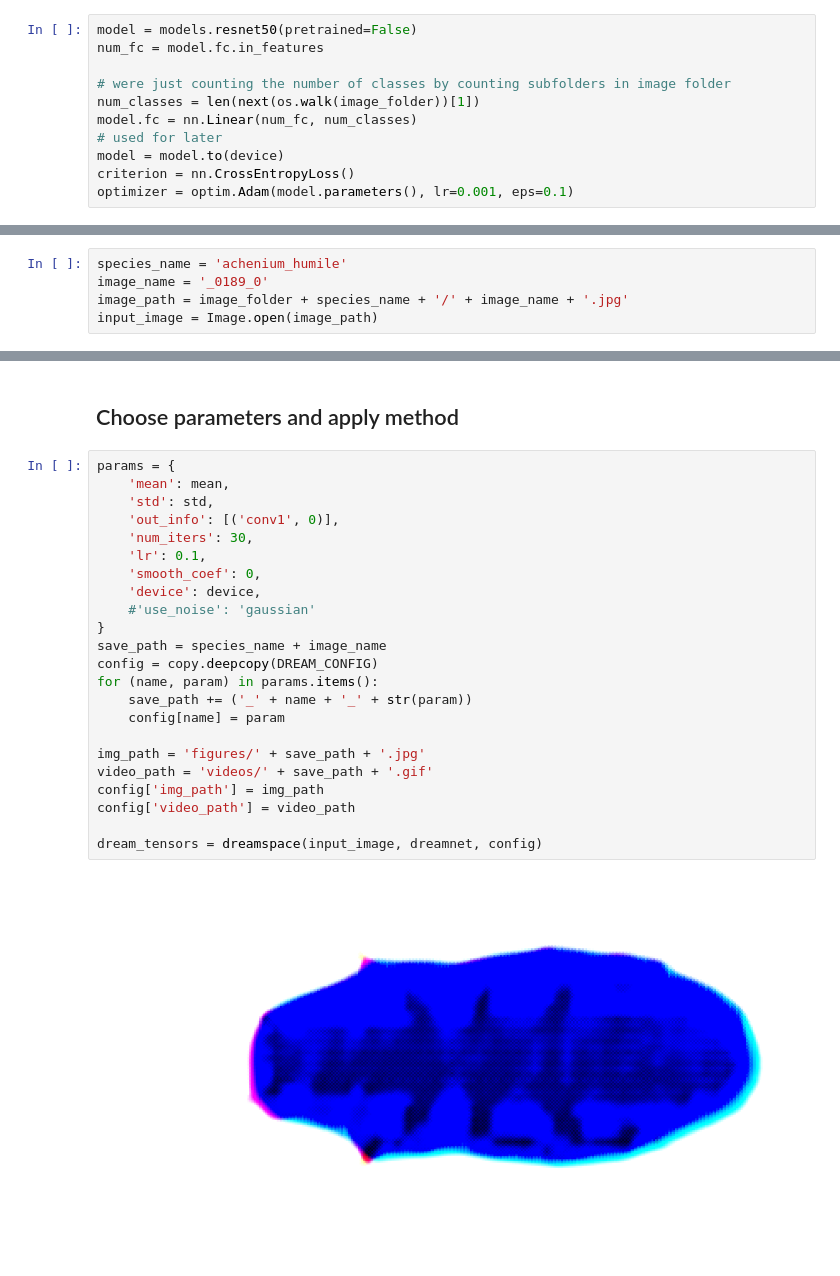
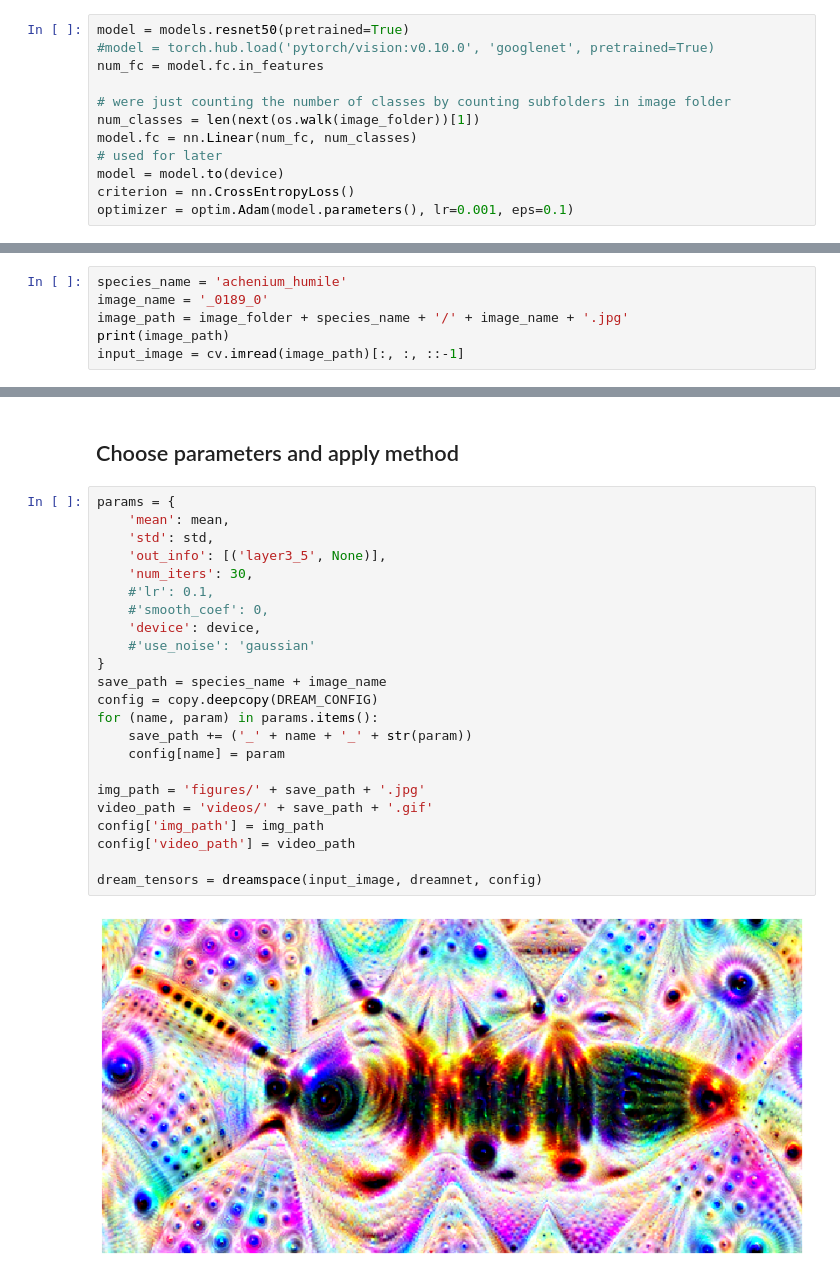
Before and after one commit to JackismyShephard/eternal-bugshine, a Jupyter notebook: playground.ipynb, the cells around one changed output, grey strips where cells are left out. Drawn from its saved outputs; the diff is of its cells as text.

```diff
--- a/playground.ipynb
+++ b/playground.ipynb
@@ -82,7 +84,8 @@ show_tensor(img_grid, mean, std, figsize = (20,20))
 # %% [markdown]
 # Define classification model
 # %%
-model = models.resnet50(pretrained=False)
+model = models.resnet50(pretrained=True)
+#model = torch.hub.load('pytorch/vision:v0.10.0', 'googlenet', pretrained=True)
 num_fc = model.fc.in_features
 
 # were just counting the number of classes by counting subfolders in image folder
@@ -127,4 +131,5 @@ dict_keys(['conv1', 'bn1', 'relu', 'maxpool', 'layer1_0', 'layer1_1', 'layer1_2'
 species_name = 'achenium_humile'
 image_name = '_0189_0'
 image_path = image_folder + species_name + '/' + image_name + '.jpg'
-input_image = Image.open(image_path)
+print(image_path)
+input_image = cv.imread(image_path)[:, :, ::-1]
@@ -133,25 +140,25 @@ input_image = Image.open(image_path)
 # %%
 params = {
     'mean': mean,
     'std': std,
-    'out_info': [('conv1', 0)],
+    'out_info': [('layer3_5', None)],
     'num_iters': 30,
-    'lr': 0.1,
-    'smooth_coef': 0,
+    #'lr': 0.1,
+    #'smooth_coef': 0,
     'device': device,
     #'use_noise': 'gaussian'
 }
 save_path = species_name + image_name
 config = copy.deepcopy(DREAM_CONFIG)
 for (name, param) in params.items():
     save_path += ('_' + name + '_' + str(param))
     config[name] = param
 
 img_path = 'figures/' + save_path + '.jpg'
 video_path = 'videos/' + save_path + '.gif'
 config['img_path'] = img_path
 config['video_path'] = video_path
 
 dream_tensors = dreamspace(input_image, dreamnet, config)
 # %% [output]
-[figure, old version]
+[figure, new version]
```
Also changed, not shown: parts of 6 cells of this notebook, 8 other files.
